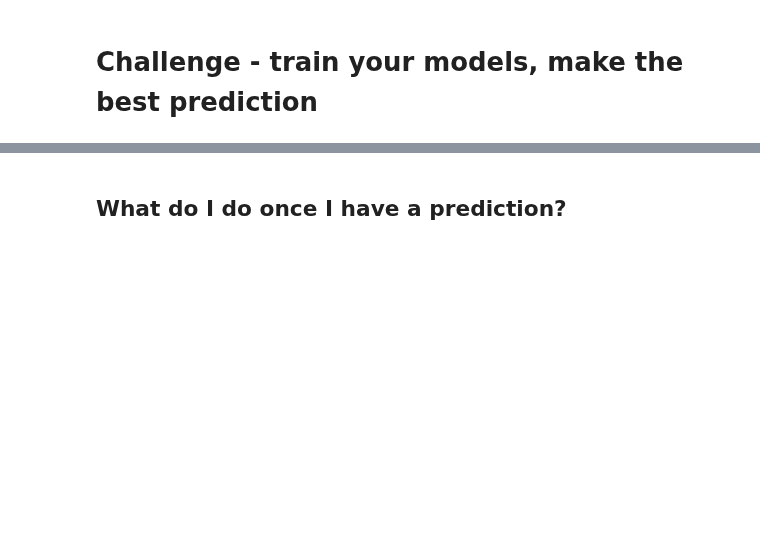
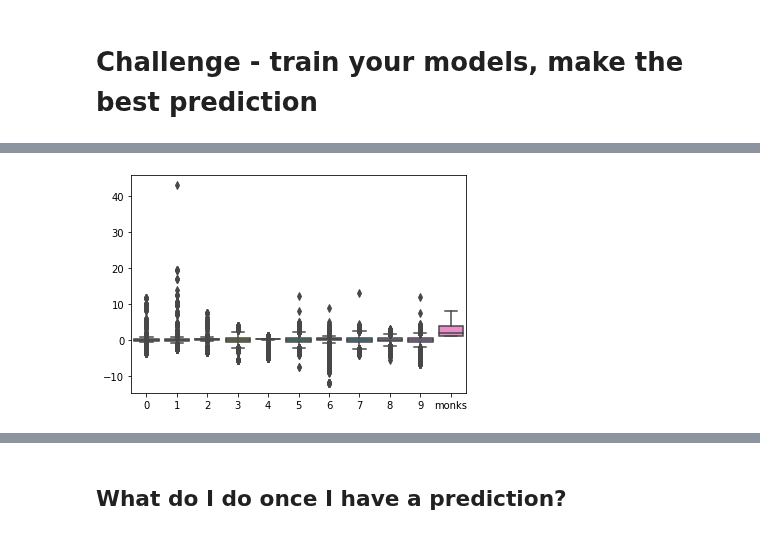
Before and after one commit to Clapiniella/lab-avila-bible, a Jupyter notebook: your-code/main.ipynb, the cells around one changed output, grey strips where cells are left out. Cells and saved outputs as stored; diff of their text form; code cells hidden in the pictures; blank space fills up the shorter version.

```diff
--- a/your-code/main.ipynb
+++ b/your-code/main.ipynb
@@ -82,0 +156,8 @@ sample_submission.head()
+# %%
+ax = sns.boxplot(data=train_dataset)
+
+plt.show()
+
+# OUTLIERS: There is barely a few outliers
+# %% [output]
+[figure, added]
```
Also changed, not shown: parts of 41 cells of this notebook.
